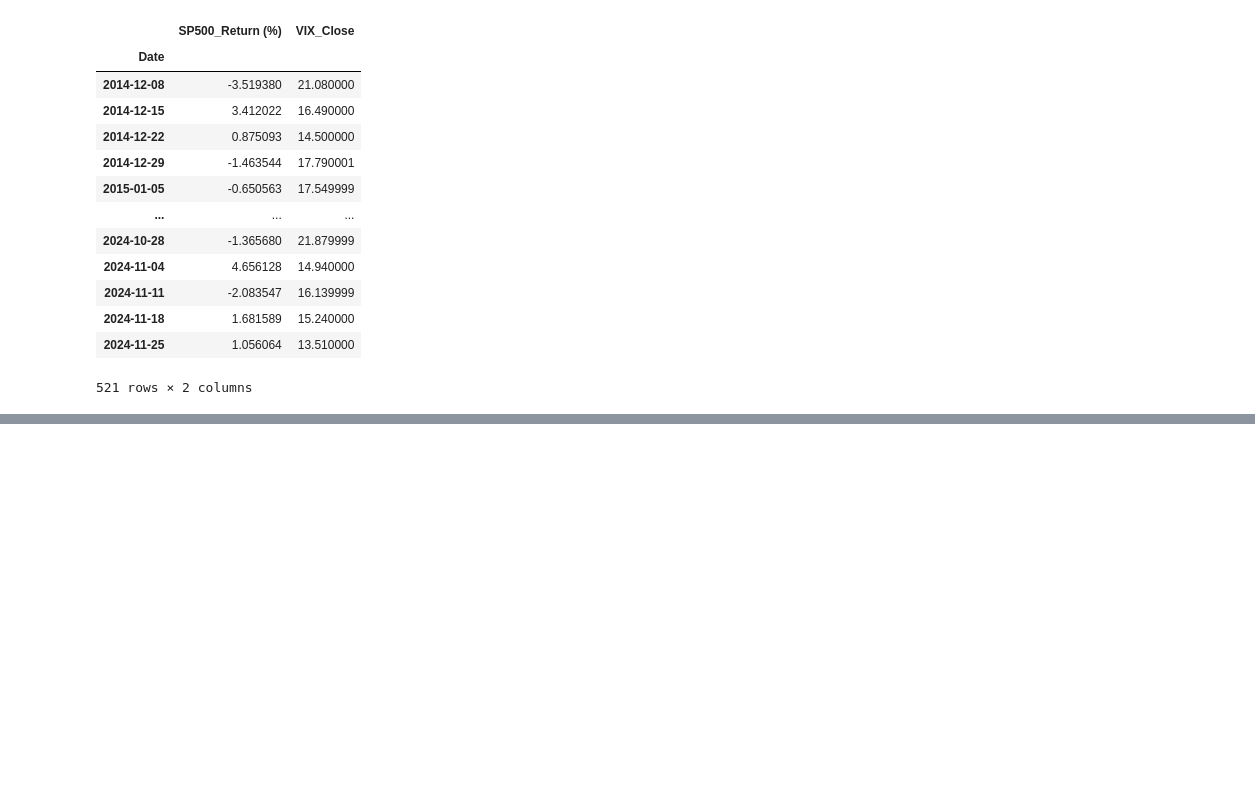
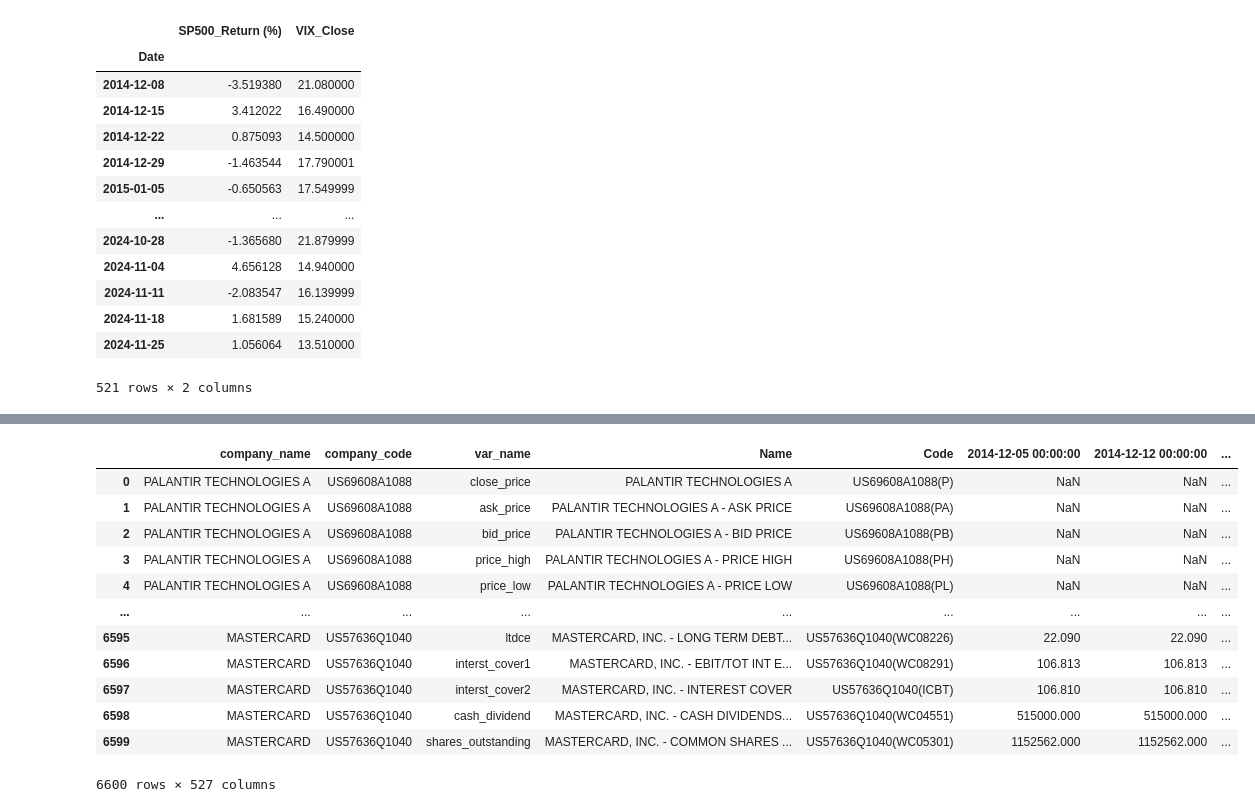
Before and after one commit to kaki1995/Project_Applying-AI-and-Large-Language-Models-in-Stock-Investment, a Jupyter notebook: Campus Challenge.ipynb, the cells around one changed output, grey strips where cells are left out. Saved outputs shown, nothing was run; the diff lists cells and outputs as text; code cells hidden in the pictures; blank space fills up the shorter version.

```diff
--- a/Campus Challenge.ipynb
+++ b/Campus Challenge.ipynb
@@ -70,0 +118,3 @@ sp500_vix
+# %%
+# Make a copy of df_stock
+df = df_stock.copy()
@@ -70,0 +229,11 @@ sp500_vix
+# %%
+# Step 4: drop variables with error_count > 60 (30%) for all companies
+
+# Identify variables with error_count > 60
+variables_to_drop = error_counts[error_counts['error_count'] > 60]['var_name']
+
+# Drop these variables from the dataset
+df = df[~df['var_name'].isin(variables_to_drop)]
+
+# View the updated DataFrame
+df                         # Two variables(inventory_turnover and net_operating_income) are dropped at this stage
@@ -70,0 +254,48 @@ sp500_vix
+# %%
+# Step 5: clean the company code column and drop the "Name" and "Code" column
+
+# Reset index to ensure integer-based indexing
+df = df.reset_index(drop=True)
+
+# Initialize the 'company_code' column
+df['company_code'] = None  # Avoid SettingWithCopyWarning as this directly modifies the DataFrame
+
+# Iterate through the DataFrame in blocks of 33 rows
+for start in range(0, len(df), 33):
+    # Extract the first value in the current block
+    first_value = df.iloc[start, df.columns.get_loc('Code')]  # Use .iloc for integer-based indexing
+
+    # Initialize company_code
+    company_code = None
+
+    # Check if first_value is a string and matches the desired pattern
+    if isinstance(first_value, str):
+        match = re.match(r'(US[^\(]+)', first_value)  # Match company codes starting with "US"
+        if match:
+            company_code = match.group(1)
+
+    # Fill the current block (33 rows) with the extracted company code
+    df.loc[start:start+32, 'company_code'] = company_code
+
+# Move the 'company_code' column to the second position
+columns = list(df.columns)  # Get the list of columns
+columns.remove('company_code')  # Remove 'company_code_filled' from the list
+columns.insert(1, 'company_code')  # Insert it at the second position
+df = df[columns]  # Reorder the DataFrame
+
+# View the result
+df
+# %% [output]
+|  | company_name | company_code | var_name | Name | Code | 2014-12-05 00:00:00 | 2014-12-12 00:00:00 | ... |
+| 0 | PALANTIR TECHNOLOGIES A | US69608A1088 | close_price | PALANTIR TECHNOLOGIES A | US69608A1088(P) | NaN | NaN | ... |
+| 1 | PALANTIR TECHNOLOGIES A | US69608A1088 | ask_price | PALANTIR TECHNOLOGIES A - ASK PRICE | US69608A1088(PA) | NaN | NaN | ... |
+| 2 | PALANTIR TECHNOLOGIES A | US69608A1088 | bid_price | PALANTIR TECHNOLOGIES A - BID PRICE | US69608A1088(PB) | NaN | NaN | ... |
+| 3 | PALANTIR TECHNOLOGIES A | US69608A1088 | price_high | PALANTIR TECHNOLOGIES A - PRICE HIGH | US69608A1088(PH) | NaN | NaN | ... |
+| 4 | PALANTIR TECHNOLOGIES A | US69608A1088 | price_low | PALANTIR TECHNOLOGIES A - PRICE LOW | US69608A1088(PL) | NaN | NaN | ... |
+| ... | ... | ... | ... | ... | ... | ... | ... | ... |
+| 6595 | MASTERCARD | US57636Q1040 | ltdce | MASTERCARD, INC. - LONG TERM DEBT... | US57636Q1040(WC08226) | 22.090 | 22.090 | ... |
+| 6596 | MASTERCARD | US57636Q1040 | interst_cover1 | MASTERCARD, INC. - EBIT/TOT INT E... | US57636Q1040(WC08291) | 106.813 | 106.813 | ... |
+| 6597 | MASTERCARD | US57636Q1040 | interst_cover2 | MASTERCARD, INC. - INTEREST COVER | US57636Q1040(ICBT) | 106.810 | 106.810 | ... |
+| 6598 | MASTERCARD | US57636Q1040 | cash_dividend | MASTERCARD, INC. - CASH DIVIDENDS... | US57636Q1040(WC04551) | 515000.000 | 515000.000 | ... |
+| 6599 | MASTERCARD | US57636Q1040 | shares_outstanding | MASTERCARD, INC. - COMMON SHARES ... | US57636Q1040(WC05301) | 1152562.000 | 1152562.000 | ... |
+6600 rows × 527 columns
```
Also changed, not shown: parts of 20 cells of this notebook.
